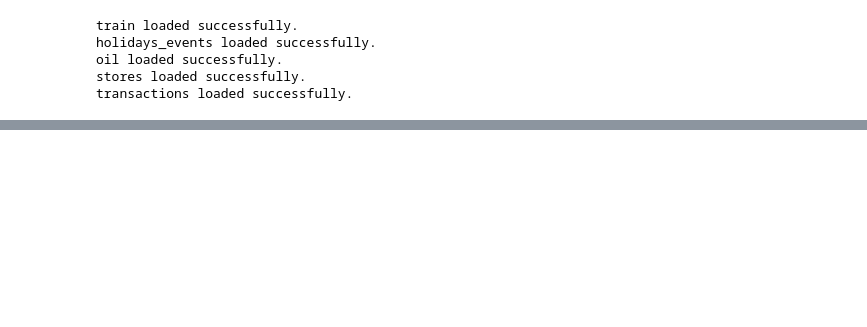
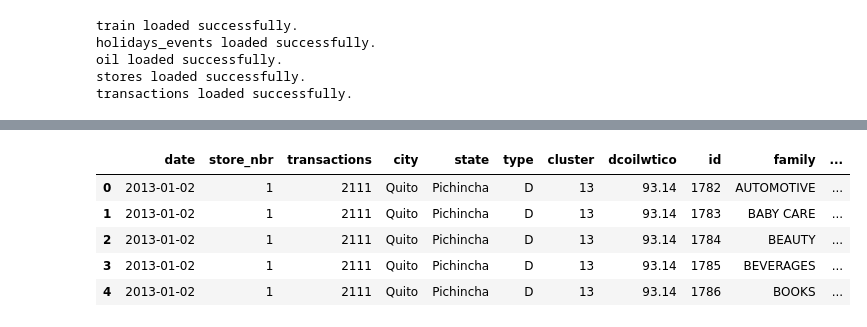
Before and after one commit to muhkashiff/store_sales_forecasting, a Jupyter notebook: store_sale.ipynb, the cells around one changed output, grey strips where cells are left out. Cells and saved outputs as stored; diff of their text form; code cells hidden in the pictures; blank space fills up the shorter version.

Commit message:
cleaned and merged dataframe

```diff
--- a/store_sale.ipynb
+++ b/store_sale.ipynb
@@ -34,0 +133,4 @@ transactions loaded successfully.
+# %%
+# Access transactions
+transactions = store_data["transactions"]
+transactions.tail()
@@ -34,0 +157,4 @@ transactions loaded successfully.
+# %%
+# merge the tables to get a consolidated data set
+trans_store_df = pd.merge(transactions,stores, how="right")
+trans_store_df.head()
@@ -34,0 +180,4 @@ transactions loaded successfully.
+# %%
+# merge trans_store_df with oil
+oil_merged = pd.merge(trans_store_df,oil,how="left")
+oil_merged.head()
@@ -34,0 +204,4 @@ transactions loaded successfully.
+# %%
+# fill empty numerical rows with 0 and obtain the count
+oil_merged_filled = oil_merged.fillna(0)
+print(oil_merged_filled.count())
@@ -34,0 +218,10 @@ transactions loaded successfully.
+# %%
+combined_df=pd.merge(oil_merged_filled,train,how="left")
+combined_df.head()
+# %% [output]
+|  | date | store_nbr | transactions | city | state | type | cluster | dcoilwtico | id | family | ... |
+| 0 | 2013-01-02 | 1 | 2111 | Quito | Pichincha | D | 13 | 93.14 | 1782 | AUTOMOTIVE | ... |
+| 1 | 2013-01-02 | 1 | 2111 | Quito | Pichincha | D | 13 | 93.14 | 1783 | BABY CARE | ... |
+| 2 | 2013-01-02 | 1 | 2111 | Quito | Pichincha | D | 13 | 93.14 | 1784 | BEAUTY | ... |
+| 3 | 2013-01-02 | 1 | 2111 | Quito | Pichincha | D | 13 | 93.14 | 1785 | BEVERAGES | ... |
+| 4 | 2013-01-02 | 1 | 2111 | Quito | Pichincha | D | 13 | 93.14 | 1786 | BOOKS | ... |
```
Also changed, not shown: parts of 30 cells of this notebook.
